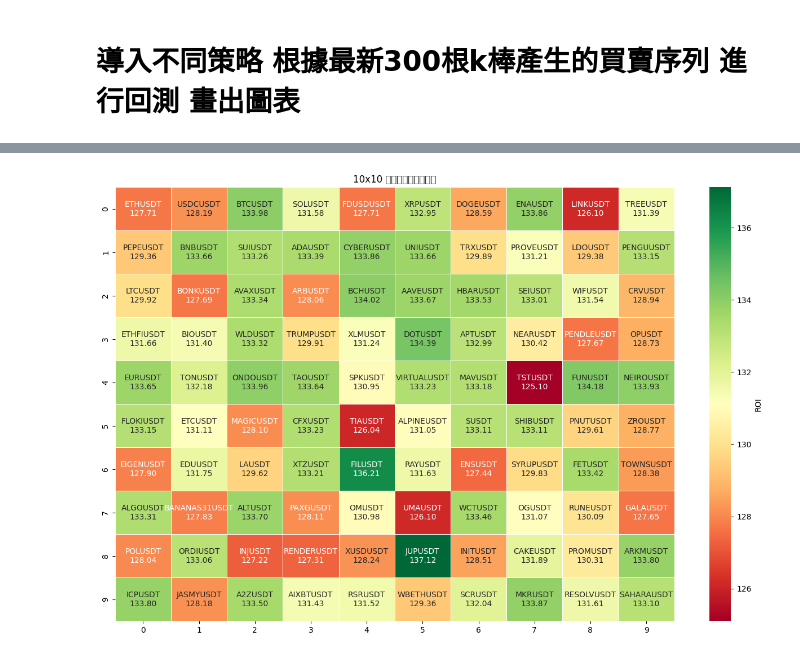
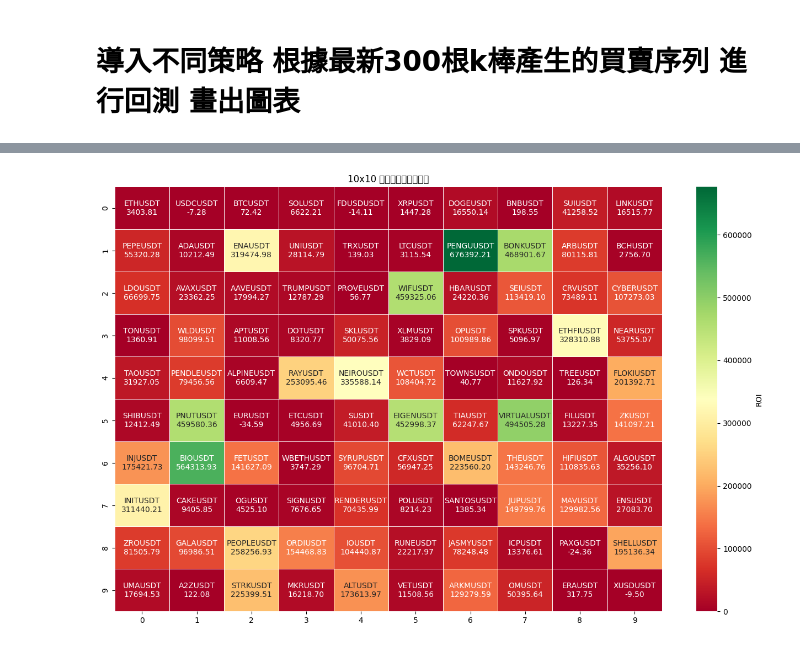
Before and after one commit to skywalker0803r/Vedanta, a Jupyter notebook: backtest_usage.ipynb, the cells around one changed output, grey strips where cells are left out. Saved outputs shown, nothing was run; the diff lists cells and outputs as text; code cells hidden in the pictures.

```diff
--- a/backtest_usage.ipynb
+++ b/backtest_usage.ipynb
@@ -79,54 +97,54 @@ metrics = {}
 
 for symbol in tqdm(symbols):
     try:
-        df_signals = turtle_strategy.get_signals('ETHUSDT','1h',datetime.now(),1000)
+        df_signals = turtle_strategy.get_signals(symbol,'1h',datetime.now(),3000)
 
         result = backtest_signals(
             df_signals.copy(),
             initial_capital = 33, # 1000台幣
             fee_rate = 0.0005, # 合約手續費
-            leverage = 1, # 槓桿
+            leverage = 10, # 槓桿
             allow_short = True, # 是否做空
-            stop_loss = 0.0150,       # 停損閾值，例如0.05代表5%
-            take_profit = 0.0361,     # 停利閾值
-            capital_ratio = 1, # 每次使用的資金佔比
+            stop_loss = 0.001,       # 停損閾值，例如0.05代表5%
+            take_profit = 0.017,     # 停利閾值
+            capital_ratio = 0.10, # 每次使用的資金佔比
             max_hold_bars = 100000,# 最大持有K棒數
             delay_entry=False
             )
 
         roi = result['metric']['總報酬率']
         metrics[symbol] = roi
 
     except Exception as e:
         print(f"Error processing {symbol}: {e}")
         metrics[symbol] = None  # 可以標記為None來區分異常值
 
 # 轉換成 DataFrame 10x10
 symbols_list = list(metrics.keys())
 roi_list = list(metrics.values())
 
 import numpy as np
 
 df = pd.DataFrame({
     'Symbol': symbols_list,
     'ROI': roi_list
 })
 
 # 過濾掉 ROI 是 None 的幣種
 clean_df = df.dropna(subset=['ROI']).reset_index(drop=True)
 
 # 確保可以 reshape 成 10x10，先取前 100 筆有效資料
 clean_df = clean_df.head(100)
 
 # 建立 ROI 與標籤的矩陣
 roi_matrix = clean_df['ROI'].values.reshape(10, 10).astype(float)
+
+symbol_matrix = clean_df.apply(lambda row: f"{row['Symbol']}\n{row['ROI']}", axis=1).values.reshape(10, 10)
+
+# 畫熱力圖
+plt.figure(figsize=(16, 10))
+sns.heatmap(roi_matrix, annot=symbol_matrix, fmt='', cmap='RdYlGn', linewidths=0.5, cbar_kws={'label': 'ROI'})
+plt.title('10x10 幣種總報酬率熱力圖')
+plt.show()
+# %% [output]
+[figure, added]
-# %%
-symbol_matrix = clean_df.apply(lambda row: f"{row['Symbol']}\n{row['ROI']}", axis=1).values.reshape(10, 10)
-
-# 畫熱力圖
-plt.figure(figsize=(16, 10))
-sns.heatmap(roi_matrix, annot=symbol_matrix, fmt='', cmap='RdYlGn', linewidths=0.5, cbar_kws={'label': 'ROI'})
-plt.title('10x10 幣種總報酬率熱力圖')
-plt.show()
-# %% [output]
-[figure, removed]
```
Also changed, not shown: parts of 1 cell of this notebook.
